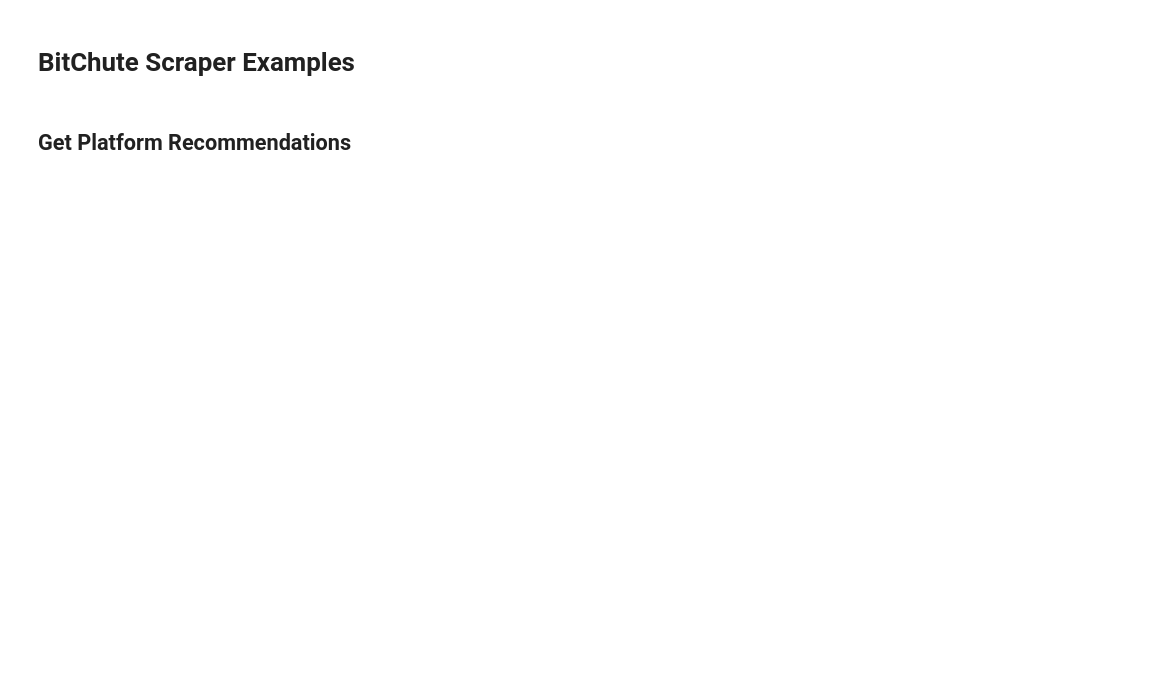
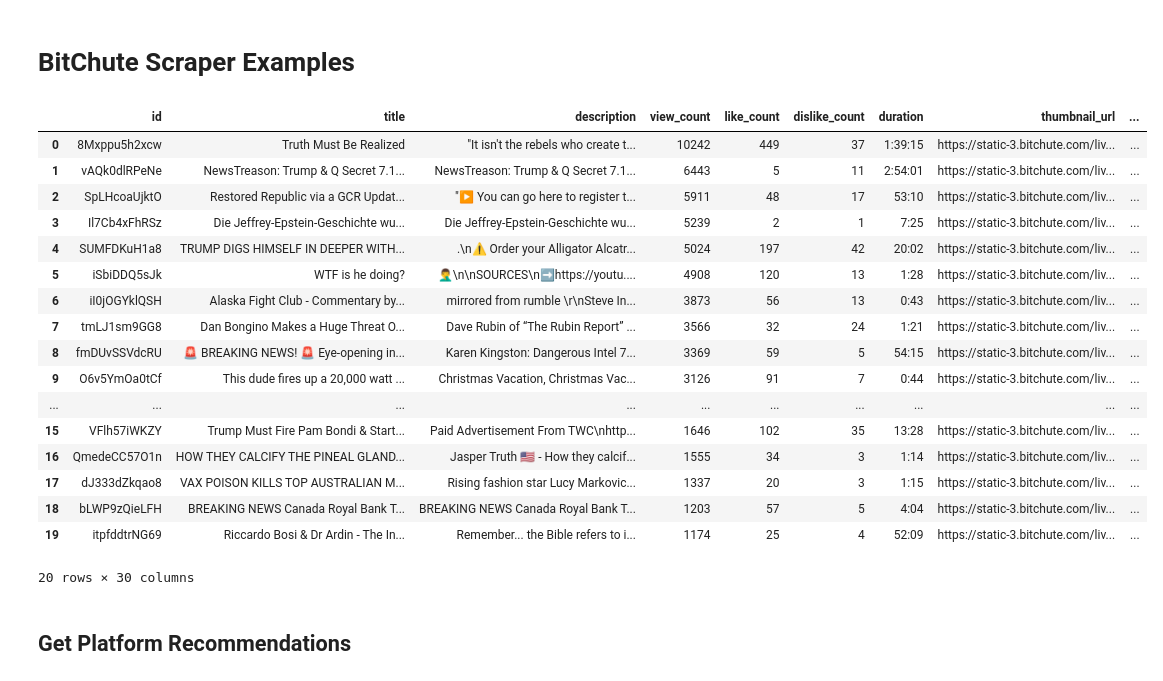
Before and after one commit to bumatic/bitchute-scraper, a Jupyter notebook: examples.ipynb, the cells around one changed output. Saved outputs shown, nothing was run; the diff lists cells and outputs as text; code cells hidden in the pictures; blank space fills up the shorter version.

```diff
--- a/examples.ipynb
+++ b/examples.ipynb
@@ -2,7 +2,28 @@
 # BitChute Scraper Examples
 # %%
 import bitchute as bc
-api = bc.BitChuteAPI()
-df = api.get_trending_videos('day', limit=5, include_details=True, parallel_details=True)
-df_with_thumbs = api.download_thumbnails(df, "test_thumbs/")
-print(f"Success: {len(df_with_thumbs)} videos, thumbnails: {'local_thumbnail_path' in df_with_thumbs.columns}")
+api = bc.BitChuteAPI(max_workers=10)
+df = api.get_trending_videos_optimized('day', limit=20, include_details=True)
+#df_with_thumbs = api.download_thumbnails(df, "test_thumbs/")
+#print(f"Success: {len(df_with_thumbs)} videos, thumbnails: {'local_thumbnail_path' in df_with_thumbs.columns}")
+# %%
+df
+# %% [output]
+|  | id | title | description | view_count | like_count | dislike_count | duration | thumbnail_url | ... |
+| 0 | 8Mxppu5h2xcw | Truth Must Be Realized | "It isn't the rebels who create t... | 10242 | 449 | 37 | 1:39:15 | https://static-3.bitchute.com/liv... | ... |
+| 1 | vAQk0dlRPeNe | NewsTreason: Trump & Q Secret 7.1... | NewsTreason: Trump & Q Secret 7.1... | 6443 | 5 | 11 | 2:54:01 | https://static-3.bitchute.com/liv... | ... |
+| 2 | SpLHcoaUjktO | Restored Republic via a GCR Updat... | "▶️ You can go here to register t... | 5911 | 48 | 17 | 53:10 | https://static-3.bitchute.com/liv... | ... |
+| 3 | Il7Cb4xFhRSz | Die Jeffrey-Epstein-Geschichte wu... | Die Jeffrey-Epstein-Geschichte wu... | 5239 | 2 | 1 | 7:25 | https://static-3.bitchute.com/liv... | ... |
+| 4 | SUMFDKuH1a8 | TRUMP DIGS HIMSELF IN DEEPER WITH... | .\n⚠️ Order your Alligator Alcatr... | 5024 | 197 | 42 | 20:02 | https://static-3.bitchute.com/liv... | ... |
+| 5 | iSbiDDQ5sJk | WTF is he doing? | 🤦‍♂️\n\nSOURCES\n➡️https://youtu.... | 4908 | 120 | 13 | 1:28 | https://static-3.bitchute.com/liv... | ... |
+| 6 | iI0jOGYklQSH | Alaska Fight Club - Commentary by... | mirrored from rumble \r\nSteve In... | 3873 | 56 | 13 | 0:43 | https://static-3.bitchute.com/liv... | ... |
+| 7 | tmLJ1sm9GG8 | Dan Bongino Makes a Huge Threat O... | Dave Rubin of “The Rubin Report” ... | 3566 | 32 | 24 | 1:21 | https://static-3.bitchute.com/liv... | ... |
+| 8 | fmDUvSSVdcRU | 🚨 BREAKING NEWS! 🚨 Eye-opening in... | Karen Kingston: Dangerous Intel 7... | 3369 | 59 | 5 | 54:15 | https://static-3.bitchute.com/liv... | ... |
+| 9 | O6v5YmOa0tCf | This dude fires up a 20,000 watt ... | Christmas Vacation, Christmas Vac... | 3126 | 91 | 7 | 0:44 | https://static-3.bitchute.com/liv... | ... |
+| ... | ... | ... | ... | ... | ... | ... | ... | ... | ... |
+| 15 | VFlh57iWKZY | Trump Must Fire Pam Bondi & Start... | Paid Advertisement From TWC\nhttp... | 1646 | 102 | 35 | 13:28 | https://static-3.bitchute.com/liv... | ... |
+| 16 | QmedeCC57O1n | HOW THEY CALCIFY THE PINEAL GLAND... | Jasper Truth 🇺🇸 - How they calcif... | 1555 | 34 | 3 | 1:14 | https://static-3.bitchute.com/liv... | ... |
+| 17 | dJ333dZkqao8 | VAX POISON KILLS TOP AUSTRALIAN M... | Rising fashion star Lucy Markovic... | 1337 | 20 | 3 | 1:15 | https://static-3.bitchute.com/liv... | ... |
+| 18 | bLWP9zQieLFH | BREAKING NEWS Canada Royal Bank T... | BREAKING NEWS Canada Royal Bank T... | 1203 | 57 | 5 | 4:04 | https://static-3.bitchute.com/liv... | ... |
+| 19 | itpfddtrNG69 | Riccardo Bosi & Dr Ardin - The In... | Remember... the Bible refers to i... | 1174 | 25 | 4 | 52:09 | https://static-3.bitchute.com/liv... | ... |
+20 rows × 30 columns
```
Also changed, not shown: parts of 3 cells of this notebook.
